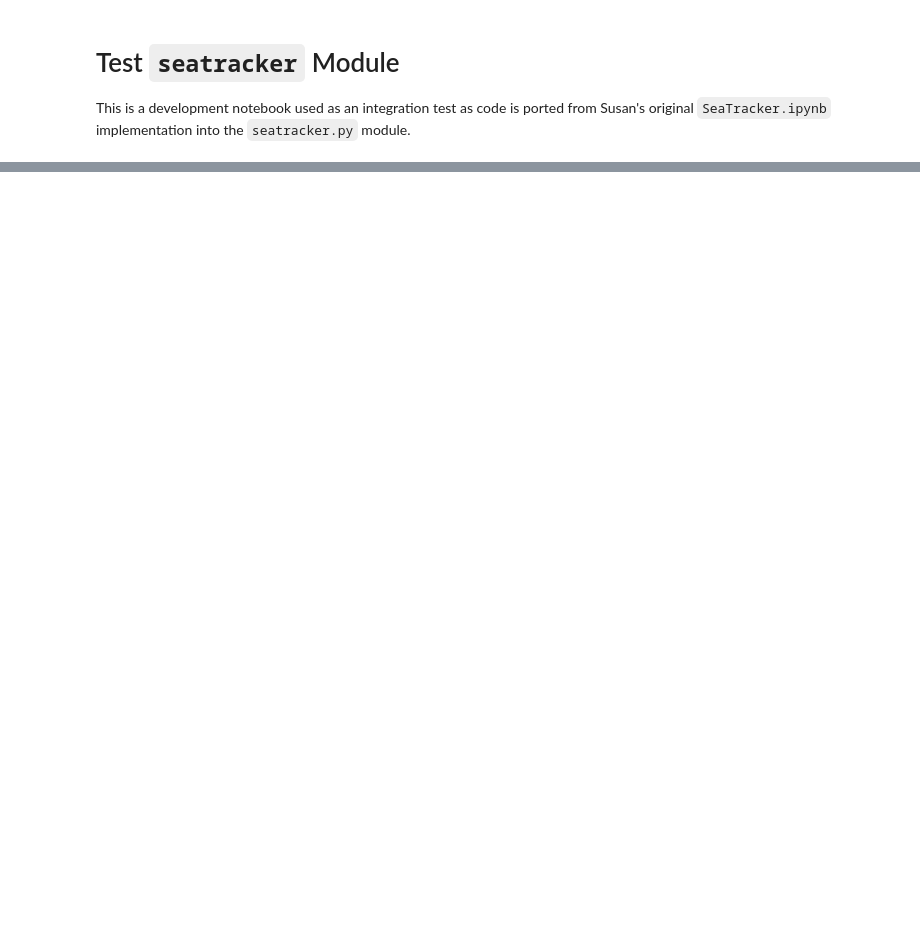
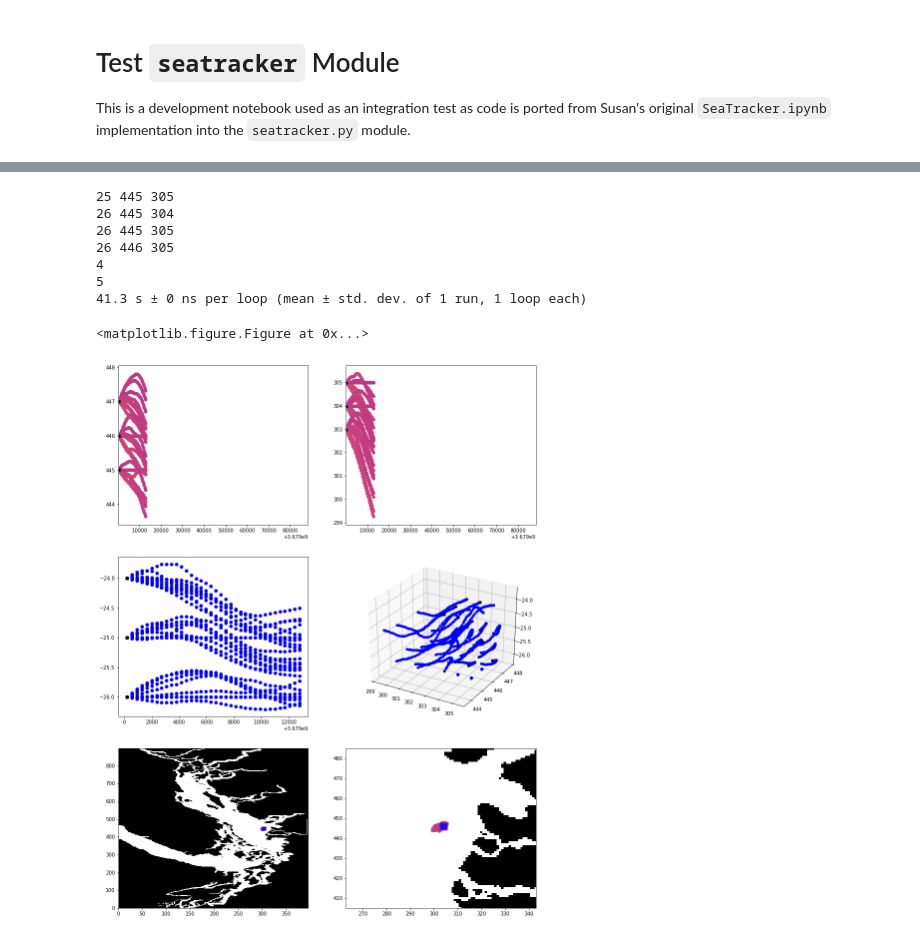
Before and after one commit to UBC-MOAD/SeaTracker-Python, a Jupyter notebook: TestSeatrackerModule.ipynb, the cells around one changed output, grey strips where cells are left out. Drawn from its saved outputs; the diff is of its cells as text; code cells hidden in the pictures; blank space fills up the shorter version.

```diff
--- a/TestSeatrackerModule.ipynb
+++ b/TestSeatrackerModule.ipynb
@@ -125,0 +129,23 @@ foo(mesh_mask_path, u_field_path, v_field_path, w_field_path, tracer_fields_path
+# %%
+%%timeit -n1 -r1
+
+from importlib import reload
+reload(seatracker)
+
+mesh_mask_path = '../../MEOPAR/grid/mesh_mask201702.nc'
+u_field_path = 'hindcast/SalishSea_1h_20160801_20160801_grid_U.nc'
+v_field_path = 'hindcast/SalishSea_1h_20160801_20160801_grid_V.nc'
+w_field_path = 'hindcast/SalishSea_1h_20160801_20160801_grid_W.nc'
+tracer_fields_path = 'hindcast/SalishSea_1h_20160801_20160801_grid_T.nc'
+
+foo(mesh_mask_path, u_field_path, v_field_path, w_field_path, tracer_fields_path)
+# %% [output]
+25 445 305
+26 445 304
+26 445 305
+26 446 305
+4
+5
+41.3 s ± 0 ns per loop (mean ± std. dev. of 1 run, 1 loop each)
+<matplotlib.figure.Figure at 0x...>
+[figure, added]
```
Also changed, not shown: parts of 3 cells of this notebook, 2 other files.
